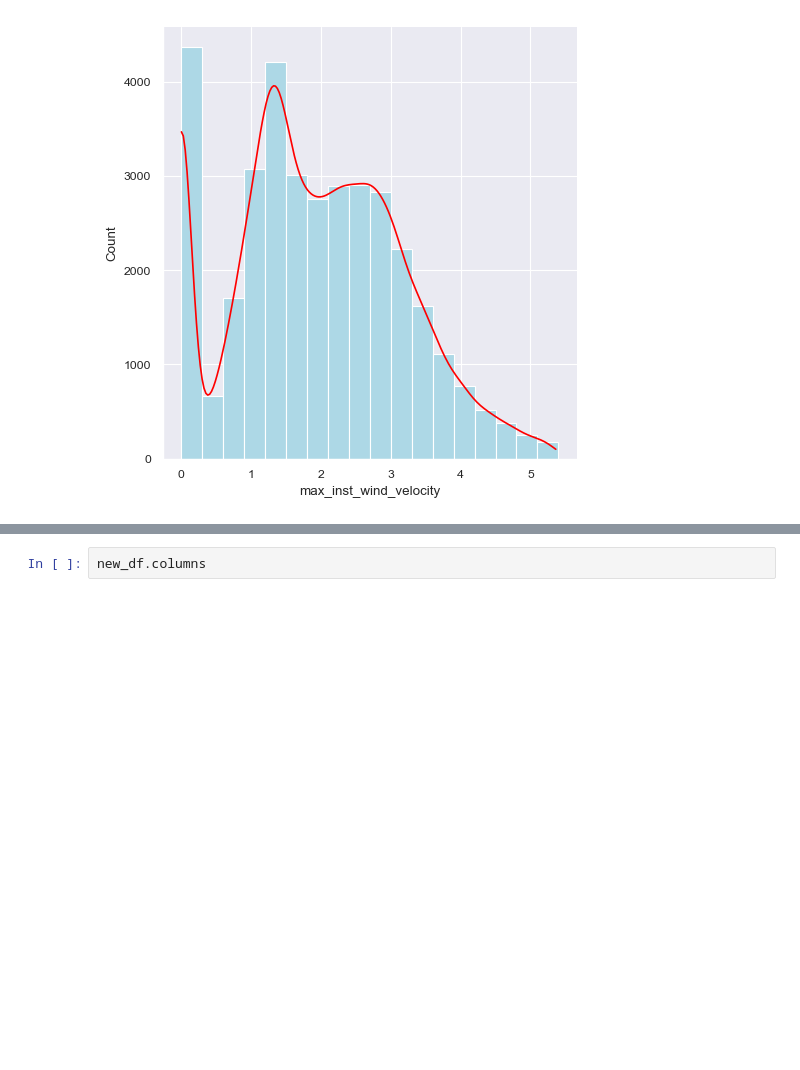
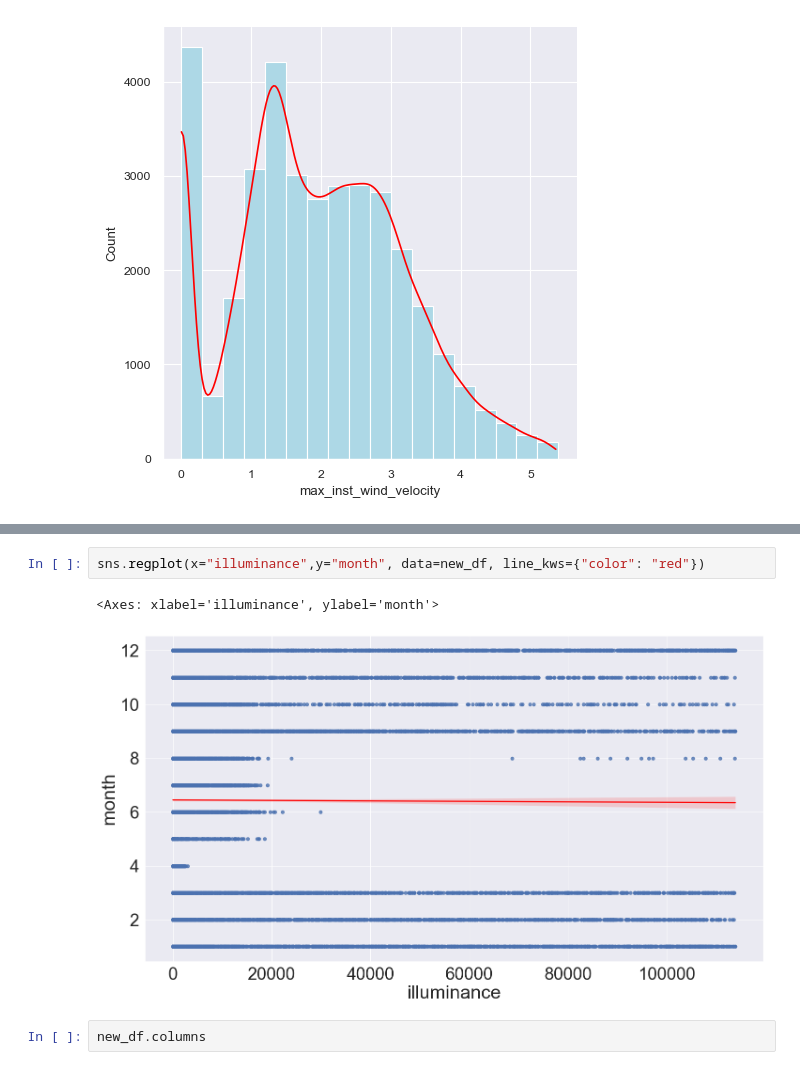
Before and after one commit to chusanapunn/SmartEnvi_AY3T2, a Jupyter notebook: smartEnviA.ipynb, the cells around one changed output, grey strips where cells are left out. Drawn from its saved outputs; the diff is of its cells as text; blank space fills up the shorter version.

```diff
--- a/smartEnviA.ipynb
+++ b/smartEnviA.ipynb
@@ -317,3 +325,8 @@ sns.regplot(x="illuminance",y="humidity", data=new_df, line_kws={"color": "red"}
+# %%
+sns.regplot(x="illuminance",y="month", data=new_df, line_kws={"color": "red"})
+# %% [output]
+<Axes: xlabel='illuminance', ylabel='month'>
+[figure, added]
 # %%
 new_df.columns
 # %% [output]
```
Also changed, not shown: parts of 11 cells of this notebook.
